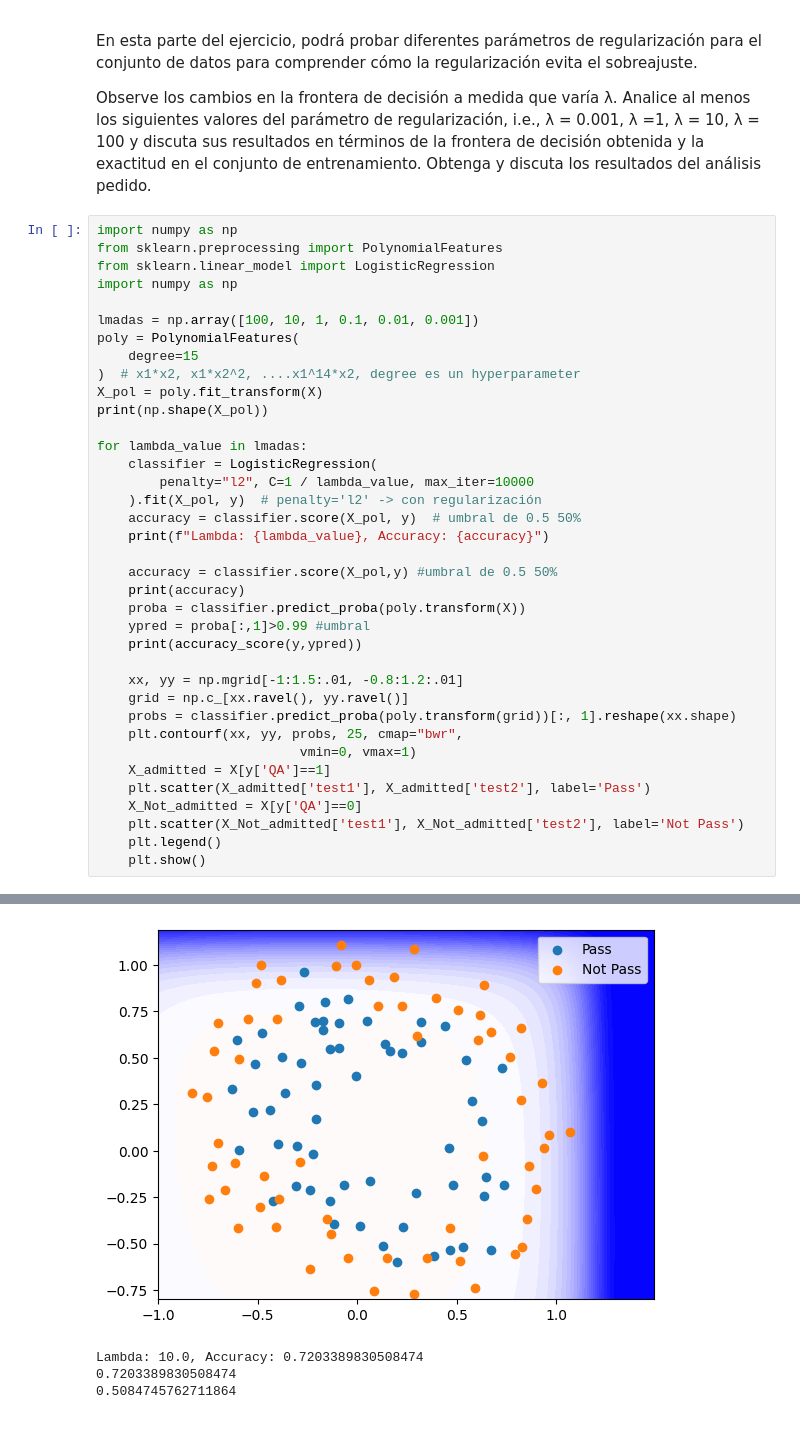
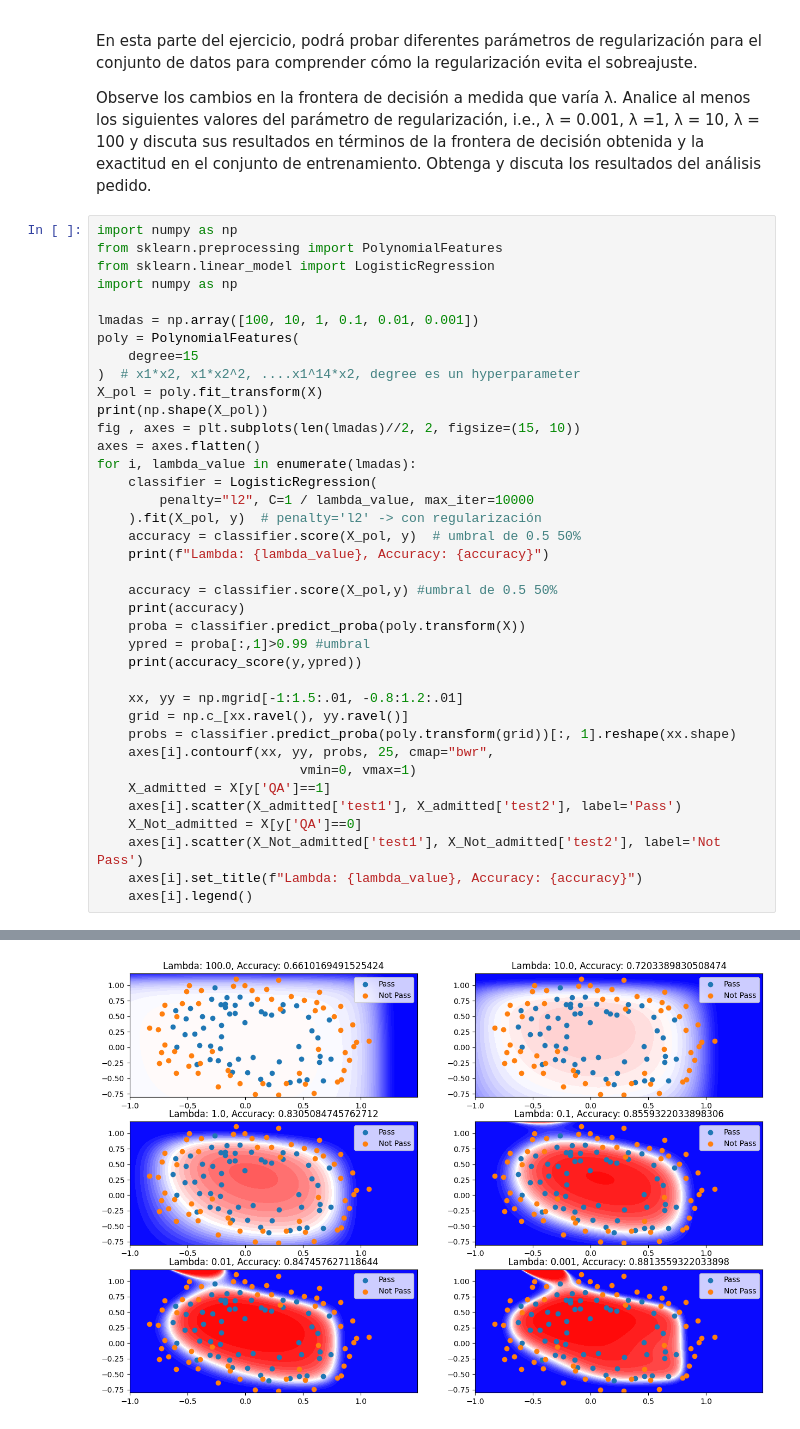
Before and after one commit to JeffAsDRK/Semana_4_IA, a Jupyter notebook: Laboratorio_Regresión_Logística.ipynb, the cells around one changed output, grey strips where cells are left out. Saved outputs shown, nothing was run; the diff lists cells and outputs as text.

```diff
--- a/Laboratorio_Regresión_Logística.ipynb
+++ b/Laboratorio_Regresión_Logística.ipynb
@@ -236,8 +236,9 @@ poly = PolynomialFeatures(
 )  # x1*x2, x1*x2^2, ....x1^14*x2, degree es un hyperparameter
 X_pol = poly.fit_transform(X)
 print(np.shape(X_pol))
-
-for lambda_value in lmadas:
+fig , axes = plt.subplots(len(lmadas)//2, 2, figsize=(15, 10))
+axes = axes.flatten()
+for i, lambda_value in enumerate(lmadas):
     classifier = LogisticRegression(
         penalty="l2", C=1 / lambda_value, max_iter=10000
     ).fit(X_pol, y)  # penalty='l2' -> con regularización
@@ -253,14 +254,14 @@ for lambda_value in lmadas:
     xx, yy = np.mgrid[-1:1.5:.01, -0.8:1.2:.01]
     grid = np.c_[xx.ravel(), yy.ravel()]
     probs = classifier.predict_proba(poly.transform(grid))[:, 1].reshape(xx.shape)
-    plt.contourf(xx, yy, probs, 25, cmap="bwr",
+    axes[i].contourf(xx, yy, probs, 25, cmap="bwr",
                           vmin=0, vmax=1)
     X_admitted = X[y['QA']==1]
-    plt.scatter(X_admitted['test1'], X_admitted['test2'], label='Pass')
+    axes[i].scatter(X_admitted['test1'], X_admitted['test2'], label='Pass')
     X_Not_admitted = X[y['QA']==0]
-    plt.scatter(X_Not_admitted['test1'], X_Not_admitted['test2'], label='Not Pass')
-    plt.legend()
-    plt.show()
+    axes[i].scatter(X_Not_admitted['test1'], X_Not_admitted['test2'], label='Not Pass')
+    axes[i].set_title(f"Lambda: {lambda_value}, Accuracy: {accuracy}")
+    axes[i].legend()
 # %% [output]
 (118, 136)
 Lambda: 100.0, Accuracy: 0.6610169491525424
@@ -269,4 +285 @@ Lambda: 100.0, Accuracy: 0.6610169491525424
-[figure, old version]
+[figure, new version]
-Lambda: 10.0, Accuracy: 0.7203389830508474
-0.7203389830508474
-0.5084745762711864
```
Also changed, not shown: parts of 2 cells of this notebook, 2 other files.
